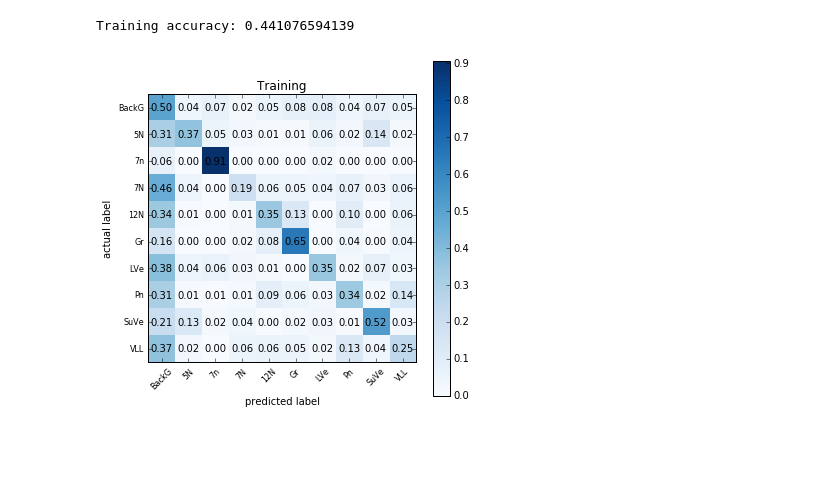
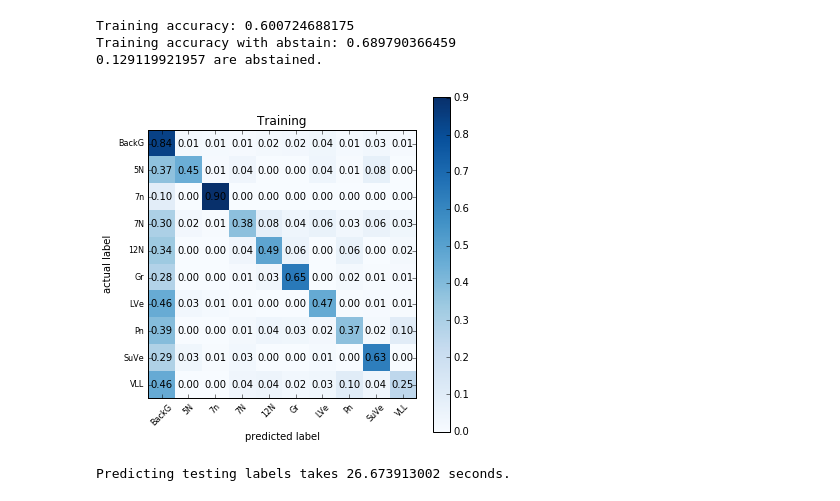
Before and after one commit to rogers140/notebook, a Jupyter notebook: Ball_boosting.ipynb, the cells around one changed output. Cells and saved outputs as stored; diff of their text form; code cells hidden in the pictures; blank space fills up the shorter version.

Commit message:
Improve ball bsting by adding more bg data.

```diff
--- a/Ball_boosting.ipynb
+++ b/Ball_boosting.ipynb
@@ -43,10 +43,10 @@ bg = [];
 for data in Background:
     for i in range(0, data.shape[0]):
         bg.append(data[i]);
-bg = random.sample(bg, 1000);
+# bg = random.sample(bg, 1000);
 
 X = X + bg;
-y = y + ([labels.index('BackG')] * 1000);
+y = y + ([labels.index('BackG')] * len(bg));
 
 X = np.asarray(X);
 y = np.asarray(y);
@@ -60,3 +60,18 @@ training_X = np.asarray([x[0] for x in raw_data[:n_training]]);
 training_y = np.asarray([x[1] for x in raw_data[:n_training]]);
 testing_X = np.asarray([x[0] for x in raw_data[n_training:]]);
 testing_y = np.asarray([x[1] for x in raw_data[n_training:]]);
+# %%
+# Train in parallel.
+def train_job(i):
+    xi = training_X[i];
+    his = 0.5 * np.sum(training_X + xi - np.abs(training_X - xi), axis=1); # Equals to min(xi, xj)
+    return (i, his);
+
+start = time();
+pool = Pool(processes=15); # This is a compution-heavy work, so we can have more process, like 15.
+result_train = pool.map(train_job, range(0, n_training));
+end = time();
+print "Kernel calculation takes {} sec.".format(end - start);
+result_train = sorted(result_train, key=lambda x: x[0]);
+myKernel = np.asarray([v[1] for v in result_train]);
+myKernel = myKernel.reshape(n_training, n_training);
@@ -145,8 +161,8 @@ class Adaboost:
         return prob;
 # %%
-bst = Adaboost(500000, 10, n_training / 100, 0.1);
+bst = Adaboost(iteration=20000, n_class=10, stride=10, init_ball_size=50, enter_t=0.5, exit_t=0.5);
 t = time();
-bst.fit(training_X, training_y);
+bst.fit(myKernel, training_X, training_y);
 print "Fitting takes {} seconds.".format(time() - t);
 print "{} useful classifers.".format(len(bst.clfs));
 # %% [output]
@@ -161,29 +177,45 @@ Predicting training labels takes 49.4744369984 seconds.
 # %%
 n_correct_train = 0;
+n_abstain = 0;
+predicted = [];
 for i in range(n_training):
+    if train_predicted_labels[i] == -1:
+        n_abstain += 1;
+    else:
+        predicted.append(i);
     if train_predicted_labels[i] == training_y[i]:
         n_correct_train += 1;
 print "Training accuracy: {}".format(1.0*n_correct_train / n_training);
-cm_train = confusion_matrix(training_y, train_predicted_labels);
+print "Training accuracy with abstain: {}".format(1.0*n_correct_train / (n_training - n_abstain));
+print "{} are abstained.".format(1.0 * n_abstain / n_training);
+cm_train = confusion_matrix(training_y[predicted], train_predicted_labels[predicted]);
 cm_train = cm_train.astype('float') / cm_train.sum(axis=1)[:, np.newaxis]
 fig = plt.figure(figsize=(6, 6));
 plt.imshow(cm_train, interpolation='nearest', cmap=plt.cm.Blues);
 plt.ylabel('actual label');
-plt.xlabel('predicted label')
+plt.xlabel('predicted label');
 plt.title('Training');
 plt.colorbar();
 tick_marks = np.arange(len(labels));
 plt.xticks(tick_marks, labels, rotation=45, fontsize=8);
 plt.yticks(tick_marks, labels, fontsize=8);
 
 ax = fig.add_subplot(111);
 for x in xrange(len(labels)):
     for y in xrange(len(labels)):
         ax.annotate(
             "%.2f" % cm_train[x][y],
             xy=(y, x),
             horizontalalignment='center',
             verticalalignment='center');
 # %% [output]
-Training accuracy: 0.441076594139
+Training accuracy: 0.600724688175
+Training accuracy with abstain: 0.689790366459
+0.129119921957 are abstained.
-[figure, old version]
+[figure, new version]
+# %%
+t = time();
+test_predicted_labels = bst.predict(testing_X);
+print "Predicting testing labels takes {} seconds.".format(time() - t);
+# %% [output]
+Predicting testing labels takes 26.673913002 seconds.
```
Also changed, not shown: parts of 6 cells of this notebook, 1 other file.
